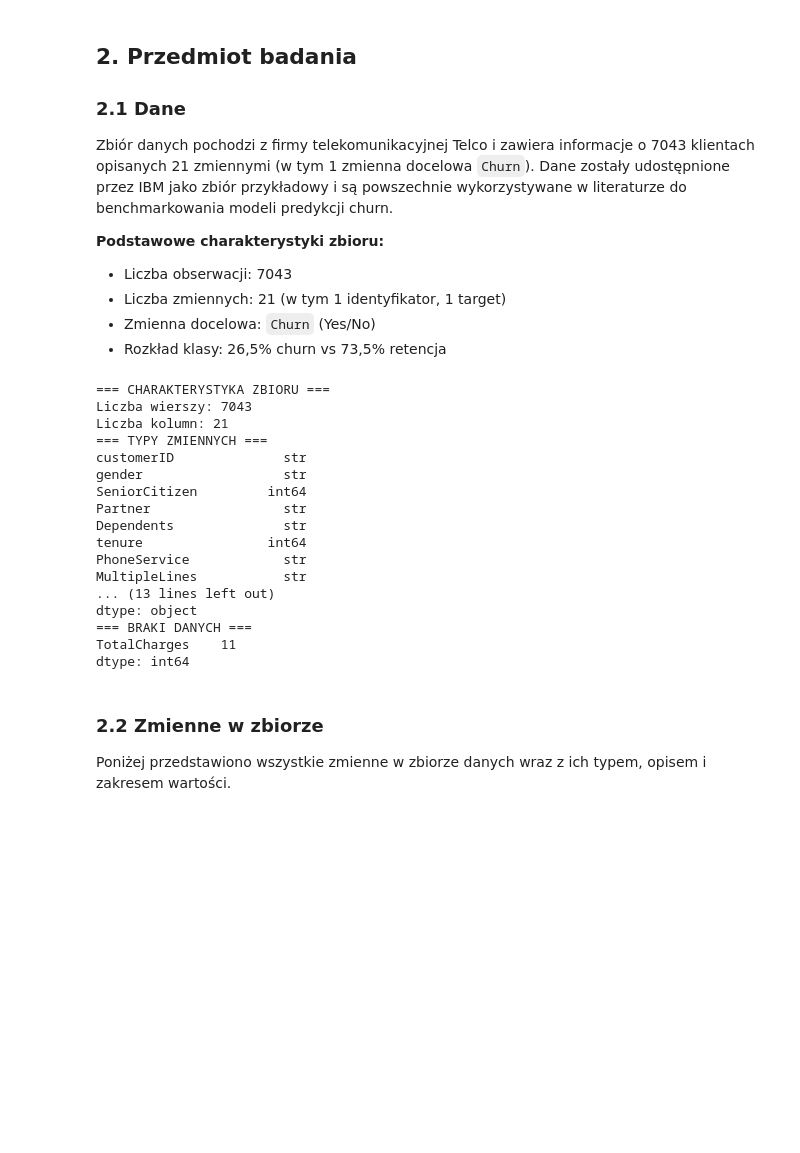
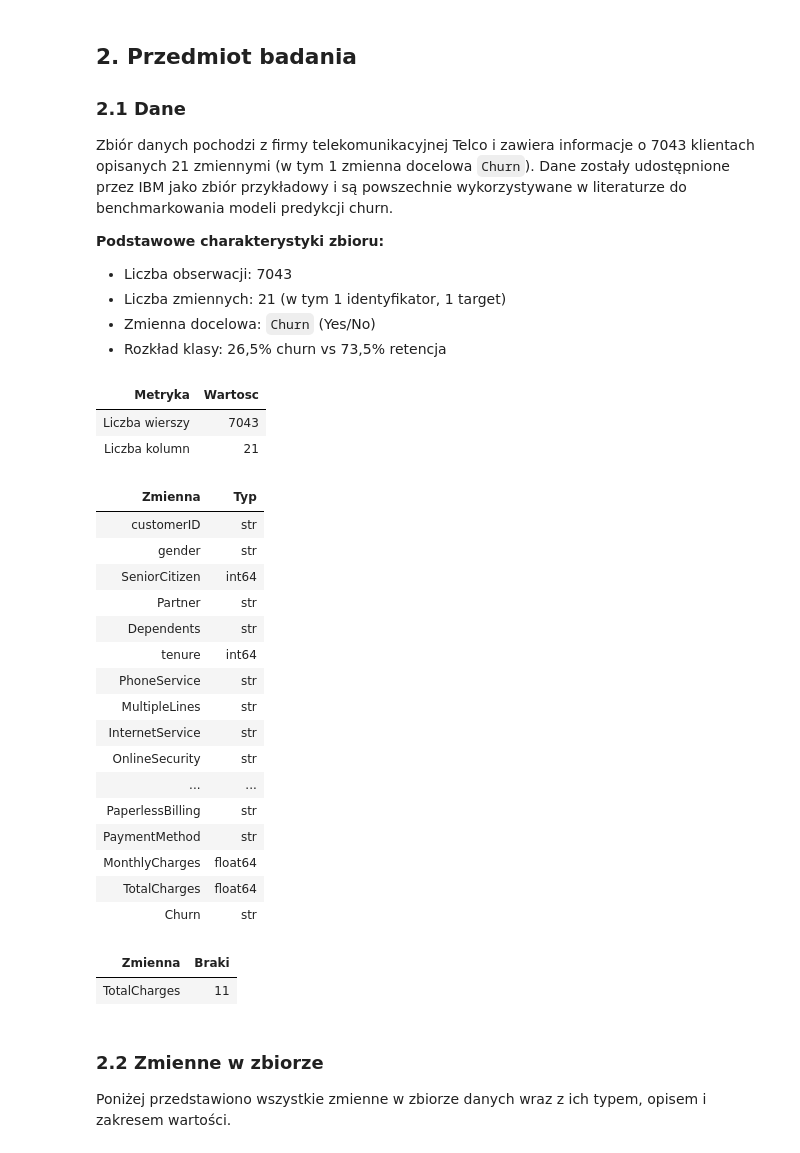
Before and after one commit to fmich7/nba-cluster-analysis, a Jupyter notebook: projekt2/telco_churn_analysis_updated.ipynb, the cells around one changed output. Drawn from its saved outputs; the diff is of its cells as text; code cells hidden in the pictures; blank space fills up the shorter version.

```diff
--- a/projekt2/telco_churn_analysis_updated.ipynb
+++ b/projekt2/telco_churn_analysis_updated.ipynb
@@ -42,57 +42,80 @@ import numpy as np
 import matplotlib.pyplot as plt
 import seaborn as sns
 from IPython.display import display, HTML
 from sklearn.preprocessing import StandardScaler
 from sklearn.model_selection import train_test_split
 from sklearn.linear_model import LogisticRegression
+from sklearn.tree import plot_tree
 from sklearn.model_selection import cross_val_score
 from sklearn.metrics import accuracy_score, f1_score, roc_auc_score
 from sklearn.tree import DecisionTreeClassifier
+from sklearn.ensemble import RandomForestClassifier
+import xgboost as xgb
+from sklearn.model_selection import StratifiedKFold
 import os
 import warnings
 warnings.filterwarnings('ignore')
 
 # Konfiguracja wizualna
 plt.rcParams.update({
     "figure.dpi": 120,
     "font.size": 10,
     "axes.titlesize": 12,
     "axes.labelsize": 10,
 })
 sns.set_style("whitegrid")
 
 OUTPUT_DIR = "output"
 os.makedirs(OUTPUT_DIR, exist_ok=True)
 
 # Wczytanie danych
 df = pd.read_csv('WA_Fn-UseC_-Telco-Customer-Churn.csv')
 df['TotalCharges'] = pd.to_numeric(df['TotalCharges'], errors='coerce')
 
-print(f"=== CHARAKTERYSTYKA ZBIORU ===")
-print(f"Liczba wierszy: {df.shape[0]}")
-print(f"Liczba kolumn: {df.shape[1]}")
-print(f"=== TYPY ZMIENNYCH ===")
-print(df.dtypes)
-print(f"=== BRAKI DANYCH ===")
-print(df.isnull().sum()[df.isnull().sum() > 0])
+# Tabela: charakterystyka zbioru
+summary_df = pd.DataFrame({
+    "Metryka": ["Liczba wierszy", "Liczba kolumn"],
+    "Wartosc": [df.shape[0], df.shape[1]],
+})
+display(HTML(summary_df.to_html(index=False, classes='table table-striped')))
+
+# Tabela: typy zmiennych
+types_df = pd.DataFrame({
+    "Zmienna": df.columns,
+    "Typ": df.dtypes.astype(str).values,
+})
+display(HTML(types_df.to_html(index=False, classes='table table-striped')))
+
+# Tabela: braki danych
+missing_df = df.isnull().sum()
+missing_df = missing_df[missing_df > 0].reset_index()
+missing_df.columns = ["Zmienna", "Braki"]
+if missing_df.empty:
+    missing_df = pd.DataFrame({"Zmienna": ["(brak)"], "Braki": [0]})
+display(HTML(missing_df.to_html(index=False, classes='table table-striped')))
 # %% [output]
-=== CHARAKTERYSTYKA ZBIORU ===
-Liczba wierszy: 7043
-Liczba kolumn: 21
-=== TYPY ZMIENNYCH ===
-customerID              str
-gender                  str
-SeniorCitizen         int64
-Partner                 str
-Dependents              str
-tenure                int64
-PhoneService            str
-MultipleLines           str
-... (13 lines left out)
-dtype: object
-=== BRAKI DANYCH ===
-TotalCharges    11
-dtype: int64
+| Metryka | Wartosc |
+| Liczba wierszy | 7043 |
+| Liczba kolumn | 21 |
+| Zmienna | Typ |
+| customerID | str |
+| gender | str |
+| SeniorCitizen | int64 |
+| Partner | str |
+| Dependents | str |
+| tenure | int64 |
+| PhoneService | str |
+| MultipleLines | str |
+| InternetService | str |
+| OnlineSecurity | str |
+| ... | ... |
+| PaperlessBilling | str |
+| PaymentMethod | str |
+| MonthlyCharges | float64 |
+| TotalCharges | float64 |
+| Churn | str |
+| Zmienna | Braki |
+| TotalCharges | 11 |
 # %% [markdown]
 ### 2.2 Zmienne w zbiorze
 
```
Also changed, not shown: parts of 22 cells of this notebook, 9 other files.
